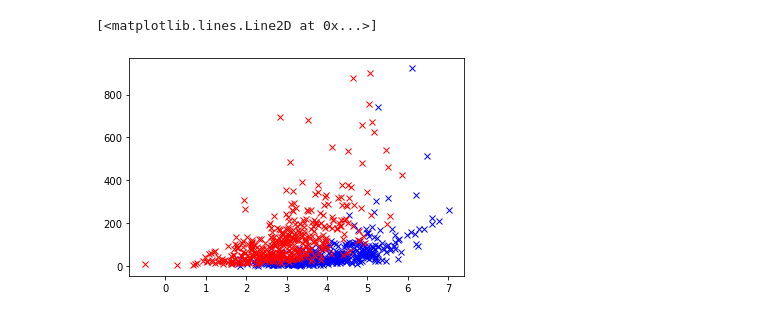
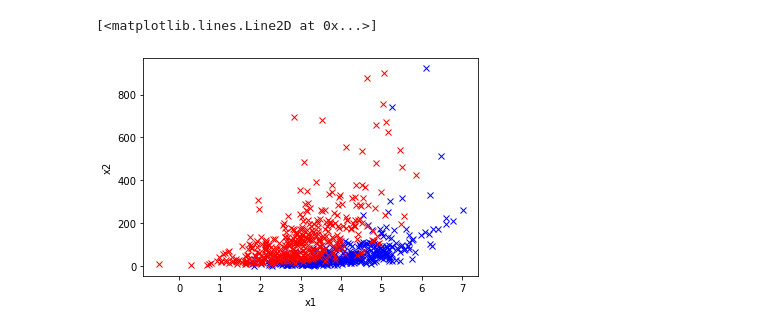
Before and after one commit to Anya-RB-Chen/cs229-2018-autumn, a Jupyter notebook: My Assignment/PS1/PS1-1b_Newton's_Mehod.ipynb, the cells around one changed output. Drawn from its saved outputs; the diff is of its cells as text; code cells hidden in the pictures.

```diff
--- a/My Assignment/PS1/PS1-1b_Newton's_Mehod.ipynb
+++ b/My Assignment/PS1/PS1-1b_Newton's_Mehod.ipynb
@@ -12,13 +12,13 @@ ds2_valid_path = 'data/ds2_valid.csv'
 x_train, y_train = util.load_dataset(ds1_train_path, add_intercept=True)
 x_valid, y_valid = util.load_dataset(ds1_valid_path, add_intercept=True)
 # %%
-plt.xlabel = 'x1'
-plt.ylabel = 'x2'
+plt.xlabel("x1")
+plt.ylabel("x2")
 plt.plot(x_train[y_train == 1, -2], x_train[y_train == 1, -1], 'bx')
 plt.plot(x_train[y_train == 0, -2], x_train[y_train == 0, -1], 'rx')
 # %% [output]
 [<matplotlib.lines.Line2D at 0x...>]
-[figure, old version]
+[figure, new version]
 # %%
 class LogisticRegression(LinearModel):
     """Logistic regression with Newton's Method as the solver.
```
Also changed, not shown: parts of 5 cells of this notebook, 7 other files.
